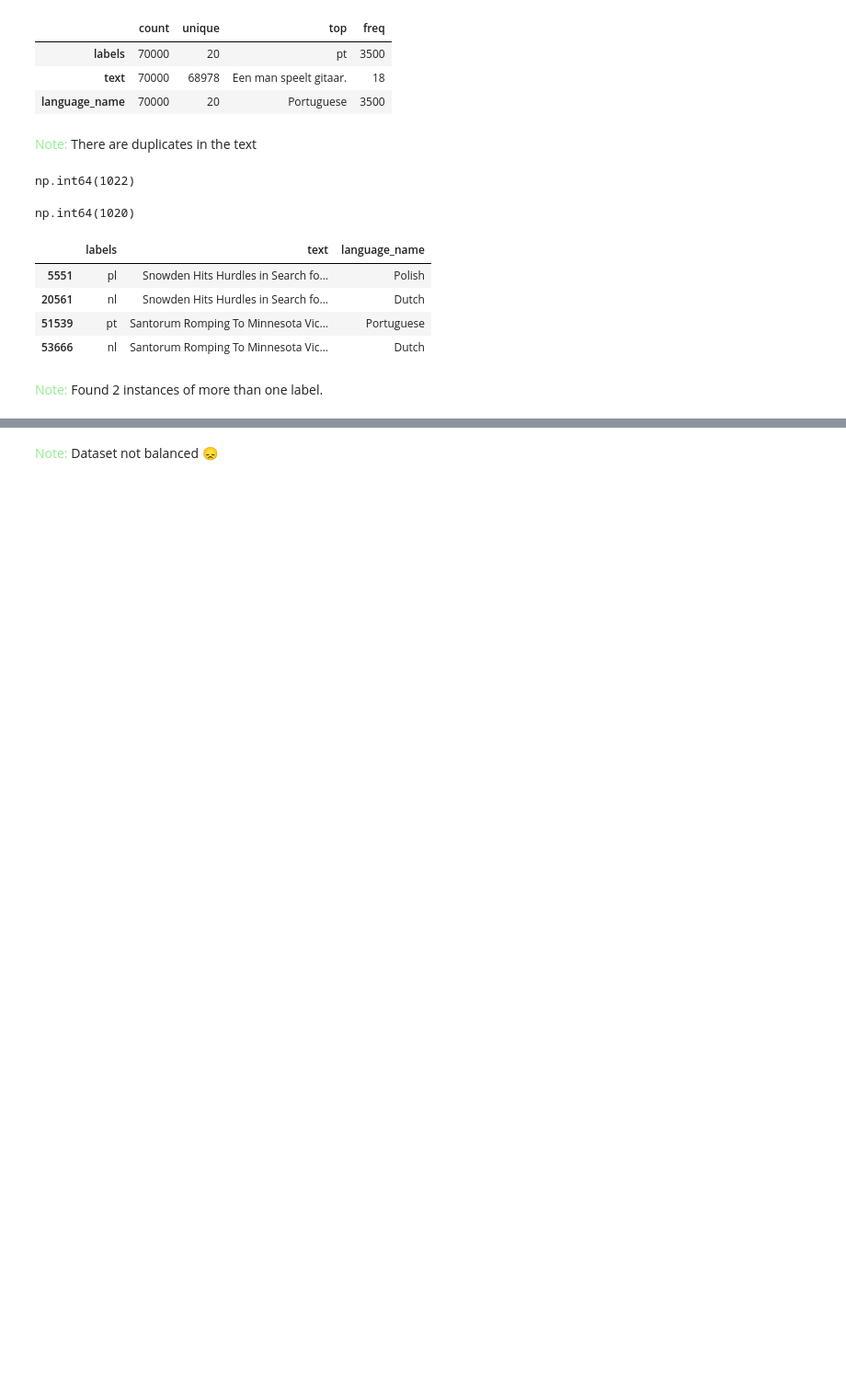
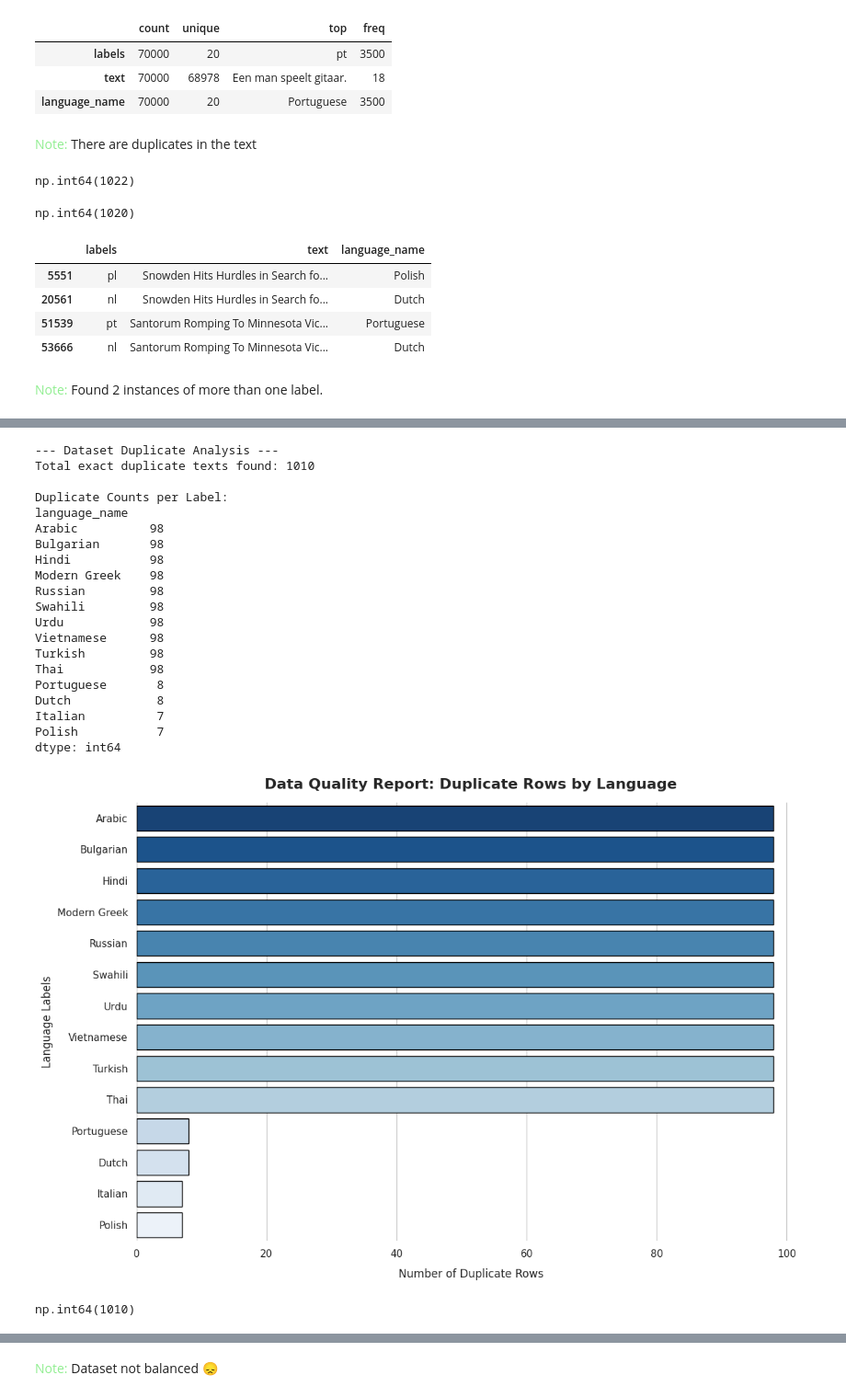
Before and after one commit to H-Elsherbiny/RAG-Based-Mental-Health-Support-Chatbot, a Jupyter notebook: notebooks/Language_Detection.ipynb, the cells around one changed output, grey strips where cells are left out. Shown at 92% size. Saved outputs shown, nothing was run; the diff lists cells and outputs as text; code cells hidden in the pictures; blank space fills up the shorter version.

```diff
--- a/notebooks/Language_Detection.ipynb
+++ b/notebooks/Language_Detection.ipynb
@@ -151,7 +155,0 @@ dtype: int64
-# %%
-# Count the total number of duplicate rows for every label
-duplicate_counts_per_label = train_df[train_df.duplicated()].groupby('language_name')\
-                             .size().sort_values(ascending=False)
-
-print("Duplicate Counts per Label:")
-print(duplicate_counts_per_label)
@@ -201,0 +219,25 @@ Passing `palette` without assigning `hue` is deprecated and will be removed in v
+# %%
+report_and_visualize_duplicates(val_df)
+# %% [output]
+--- Dataset Duplicate Analysis ---
+Total exact duplicate texts found: 1010
+
+Duplicate Counts per Label:
+language_name
+Arabic          98
+Bulgarian       98
+Hindi           98
+Modern Greek    98
+Russian         98
+Swahili         98
+Urdu            98
+Vietnamese      98
+Turkish         98
+Thai            98
+Portuguese       8
+Dutch            8
+Italian          7
+Polish           7
+dtype: int64
+[figure, added]
+np.int64(1010)
```
Also changed, not shown: parts of 45 cells of this notebook.
